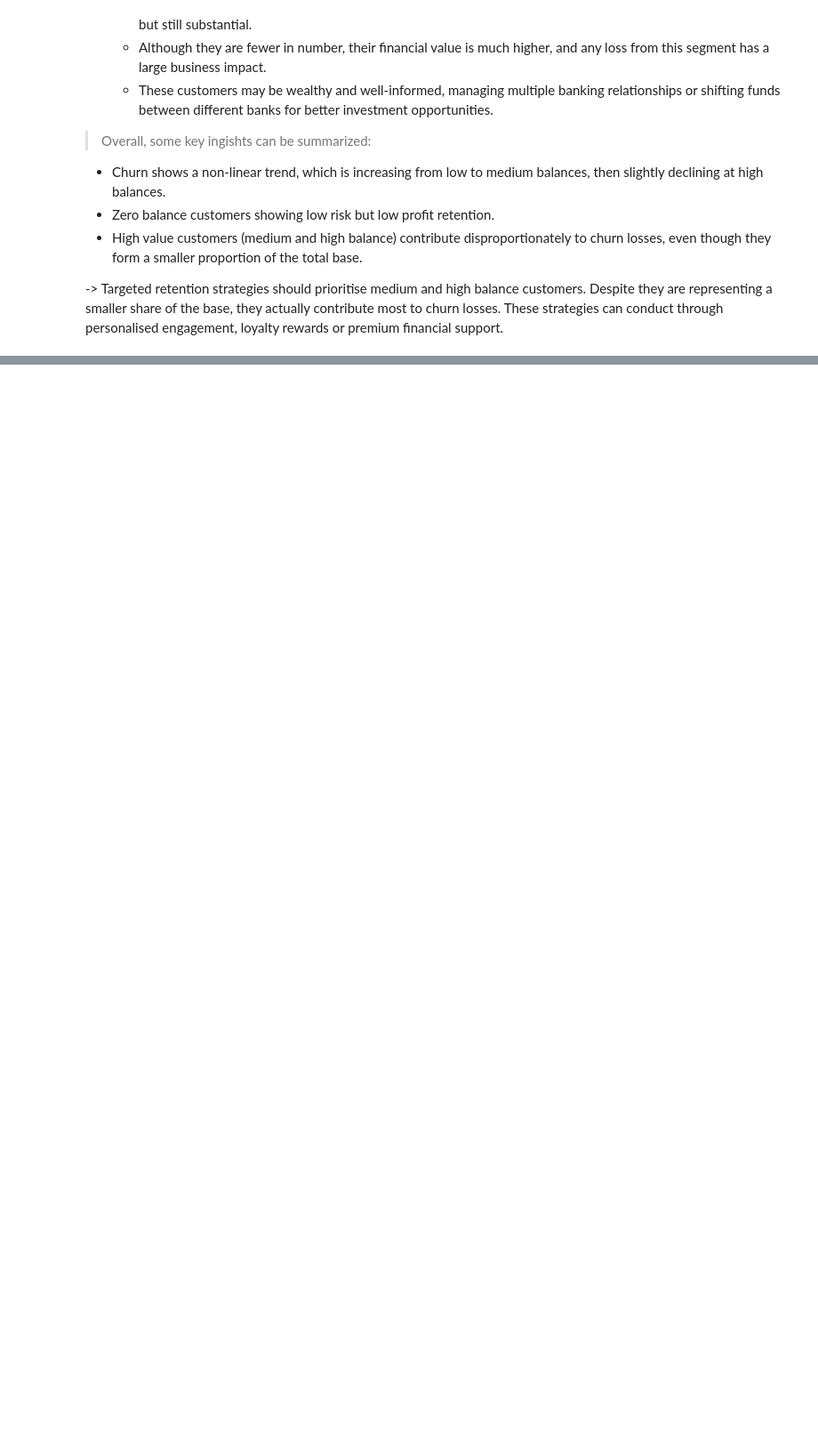
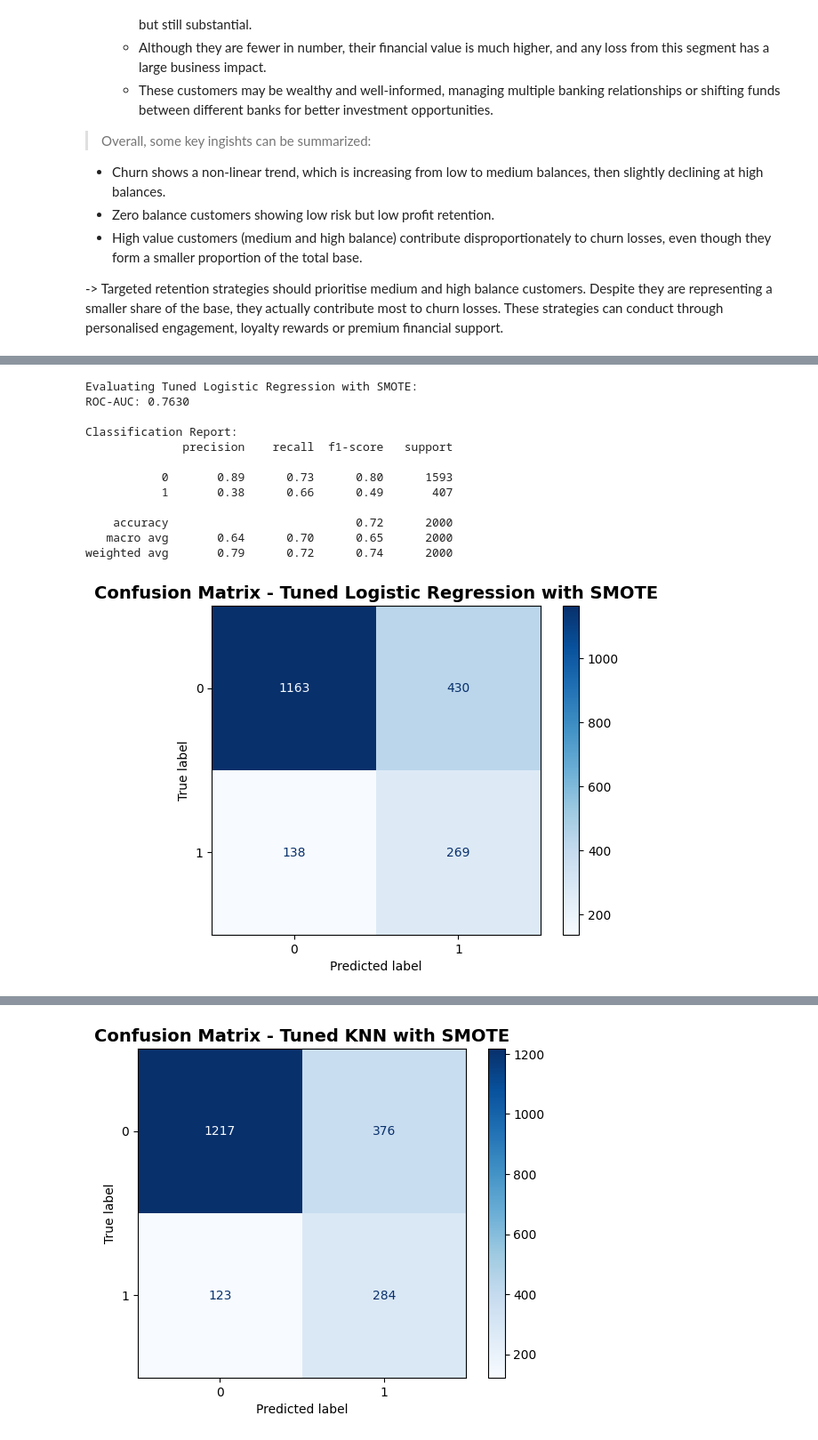
Before and after one commit to vietkhanh0106/bank-churn-analysis, a Jupyter notebook: notebooks/bank_churn_analysis.ipynb, the cells around one changed output, grey strips where cells are left out. Shown at 89% size. Cells and saved outputs as stored; diff of their text form; code cells hidden in the pictures; blank space fills up the shorter version.

Commit message:
Update machine learning
Added ML model building, performance results, and SHAP analysis

```diff
--- a/notebooks/bank_churn_analysis.ipynb
+++ b/notebooks/bank_churn_analysis.ipynb
@@ -315,0 +399,12 @@ of demographic and regional churn patterns.
+# %%
+# Identify numerical and categorical columns
+numerical_cols = X_train.select_dtypes(include=['int64', 'float64']).columns
+categorical_cols = X_train.select_dtypes(include=['object']).columns
+
+# Preprocessing pipelines for numerical and categorical data
+preprocessor = ColumnTransformer(
+    transformers=[
+        ('num', StandardScaler(), numerical_cols),
+        ('cat', OneHotEncoder(drop='first', handle_unknown='ignore'), categorical_cols)
+    ]
+)
@@ -315,0 +627,58 @@ of demographic and regional churn patterns.
+# %%
+# Function to evaluate model performance
+def evaluate_model(model, X_train, y_train, X_test, y_test, name="Model"):
+    print(f"Evaluating {name}:")
+
+    # Fit the model on the training data
+    model.fit(X_train, y_train)
+
+    # Predict on the test data
+    y_pred = model.predict(X_test)
+    y_proba = model.predict_proba(X_test)[:, 1]
+
+    # Calculate ROC-AUC
+    roc_auc = roc_auc_score(y_test, y_proba)
+    print(f"ROC-AUC: {roc_auc:.4f}\n")
+    print("Classification Report:")
+    print(classification_report(y_test, y_pred))
+
+    # Confusion Matrix
+    cm = confusion_matrix(y_test, y_pred)
+    disp = ConfusionMatrixDisplay(confusion_matrix=cm, display_labels=model.classes_)
+    disp.plot(cmap=plt.cm.Blues)
+    plt.title(f'Confusion Matrix - {name}', fontsize=14, fontweight='bold')
+    plt.show()
+
+    #ROC Curve
+    fpr, tpr, _ = roc_curve(y_test, y_proba)
+    roc_auc = auc(fpr, tpr)
+    plt.figure(figsize=(8, 6))
+    plt.plot(fpr, tpr, label=f'ROC curve (area = {roc_auc:.4f})')
+    plt.plot([0, 1], [0, 1], 'k--')
+    plt.title(f'ROC Curve - {name}', fontsize=14, fontweight='bold')
+    plt.xlabel('False Positive Rate')
+    plt.ylabel('True Positive Rate')
+    plt.legend(loc='lower right')
+    plt.grid(True)
+    plt.show()
+
+    return roc_auc
+
+# Evaluate tuned models
+auc_log = evaluate_model(tune_log, X_train, y_train, X_test, y_test, name="Tuned Logistic Regression with SMOTE")
+auc_knn = evaluate_model(tune_knn, X_train, y_train, X_test, y_test, name="Tuned KNN with SMOTE")
+auc_xgb = evaluate_model(tune_xgb, X_train, y_train, X_test, y_test, name="Tuned XGBoost with scale_pos_weight")
+# %% [output]
+Evaluating Tuned Logistic Regression with SMOTE:
+ROC-AUC: 0.7630
+
+Classification Report:
+              precision    recall  f1-score   support
+
+           0       0.89      0.73      0.80      1593
+           1       0.38      0.66      0.49       407
+
+    accuracy                           0.72      2000
+   macro avg       0.64      0.70      0.65      2000
+weighted avg       0.79      0.72      0.74      2000
+[figure, added]
@@ -315,0 +698 @@ of demographic and regional churn patterns.
+[figure, added]
```
Also changed, not shown: parts of 41 cells of this notebook, 5 other files.
